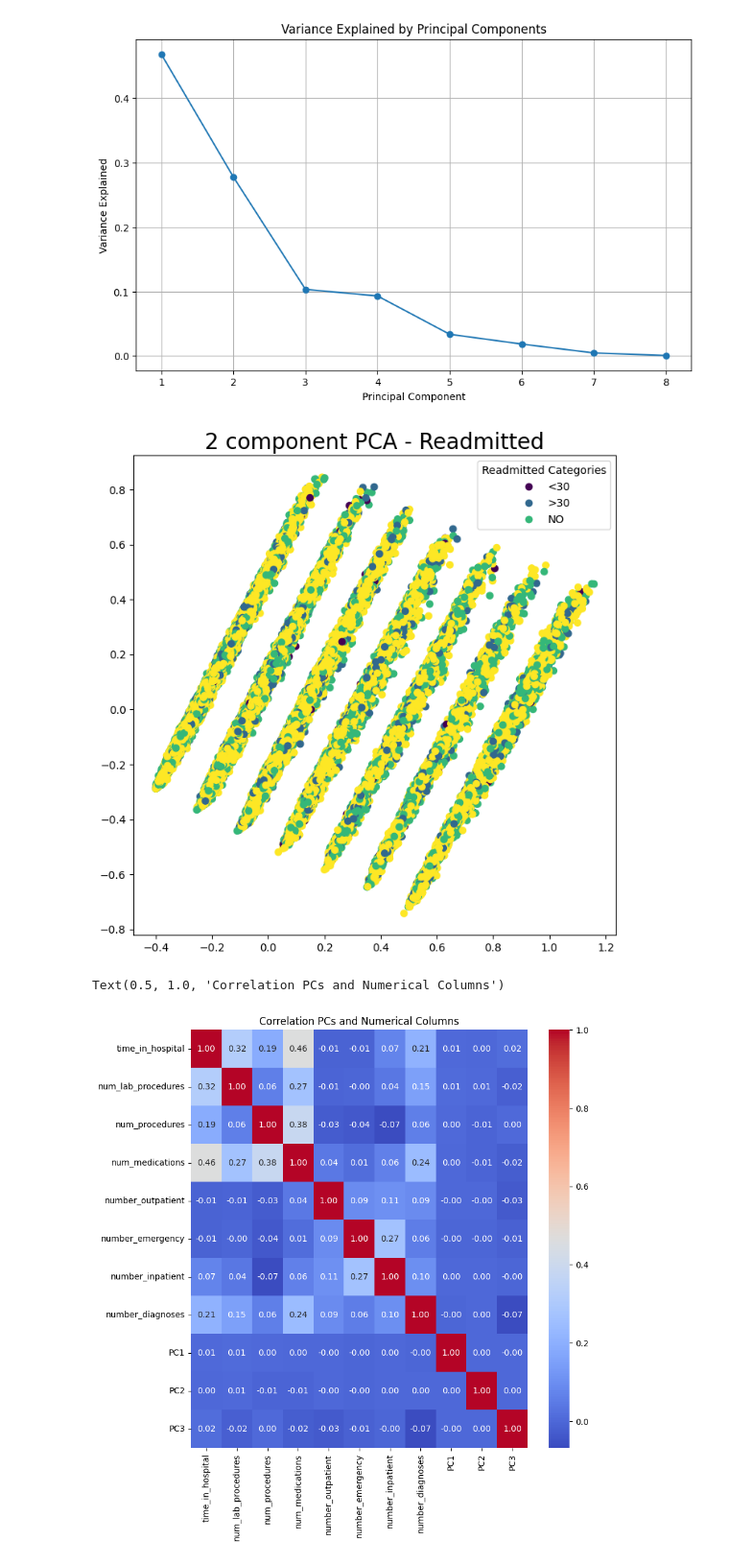
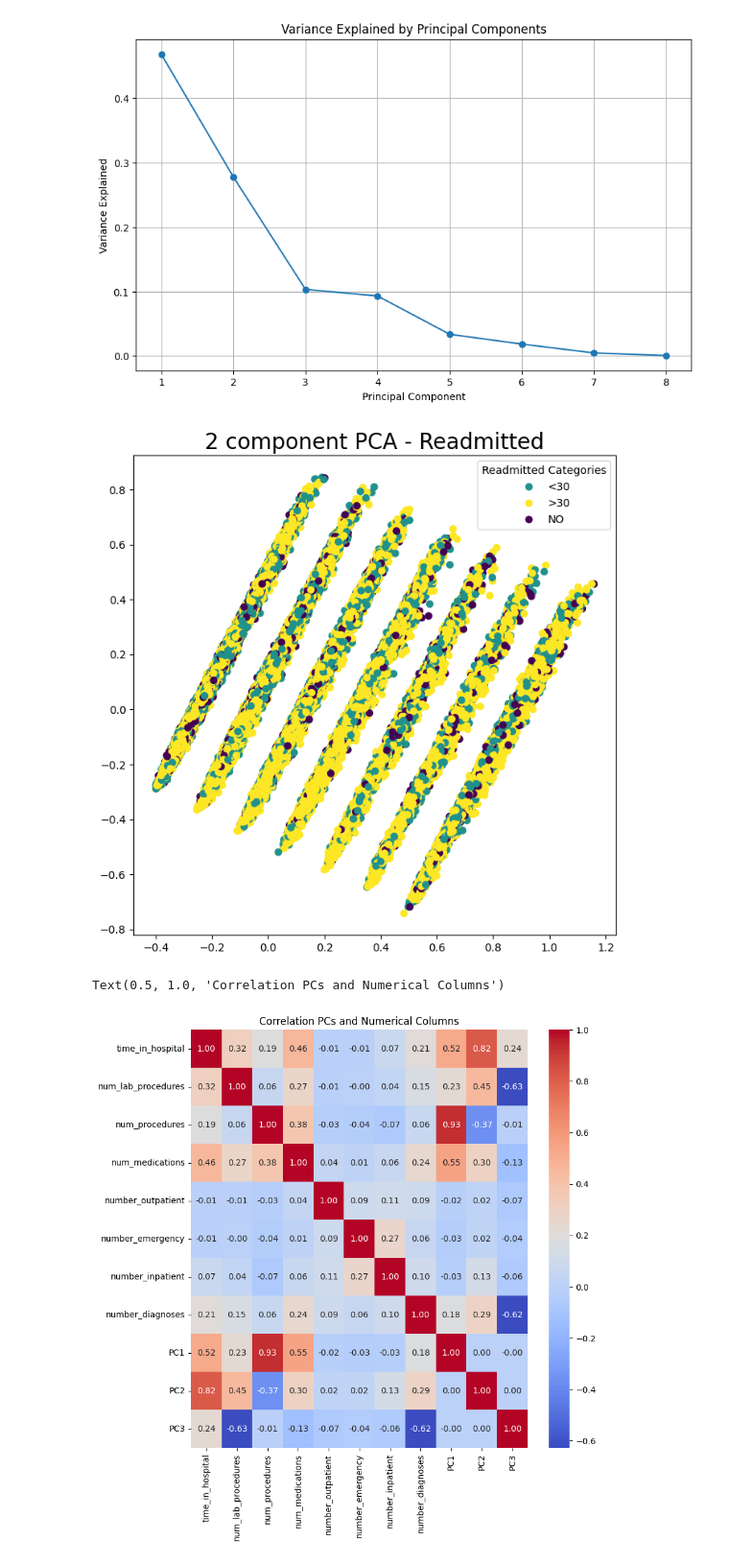
Before and after one commit to BAlmeidaS/predictive-analysis, a Jupyter notebook: 3-EDA-unsupervised-learning-PCA.ipynb, the cells around one changed output. Shown at 96% size. Saved outputs shown, nothing was run; the diff lists cells and outputs as text; code cells hidden in the pictures.

```diff
--- a/3-EDA-unsupervised-learning-PCA.ipynb
+++ b/3-EDA-unsupervised-learning-PCA.ipynb
@@ -97,21 +112,18 @@ normalised_numericals.head()
 | 4 | 0.153846 | 0.229008 | 1.000000 | 0.1875 | 0.000000 | 0.0 | 0.000000 | 0.461538 |
 # %%
 pca = PCA(n_components=8)
-principalComponents_readmit = pca.fit_transform(x)
+principal_components = pca.fit_transform(x)
 print('Explained variation per principal component: {}'.format(pca.explained_variance_ratio_))
 # %% [output]
 Explained variation per principal component: [0.46842595 0.27776598 0.10332927 0.09305336 0.0335908  0.01843882
  0.00467294 0.00072288]
 # %%
 pcs = 8
-pc_df = pd.DataFrame(data = principalComponents_readmit[:, :pcs],
+df_pcs = pd.DataFrame(data = principal_components[:, :pcs],
                      columns = [f"PC{i}" for i in range(1, pcs+1)])
-print(f"variance explained: {sum(pca.explained_variance_ratio_[:pcs])})")
 
-# merge with the target variable
-pc_df = pd.concat([pc_df, df], axis = 1)
+df_pcs = df.join(df_pcs)
 
-# print all rows
 with pd.option_context('display.max_rows', None, 'display.max_columns', None):
-    display(pc_df.head(2).T)
+    display(df_pcs.head(2).T)
 # %% [output]
@@ -174,14 +185,14 @@ plt.show()
 fig = plt.figure(figsize=(8, 8))
 plt.title('2 component PCA - Readmitted', fontsize=20)
 scatter = plt.scatter(
-    pc_df['PC1'],
-    pc_df['PC2'],
-    c=pc_df['readmitted'].astype("category").cat.codes,  # Use category codes for coloring
+    df_pcs['PC1'],
+    df_pcs['PC2'],
+    c=df_pcs['readmitted'].astype("category").cat.codes,  # Use category codes for coloring
     cmap='viridis'
 )
 
-categories = pc_df['readmitted'].astype("category").cat.categories
-codes = pc_df['readmitted'].astype("category").cat.codes.unique()
+categories = df_pcs['readmitted'].astype("category").cat.categories
+codes = df_pcs['readmitted'].astype("category").cat.codes.unique()
 
 cmap = mpl.colormaps['viridis'].resampled(len(codes))
 handles = [plt.Line2D([], [], marker='o', linestyle='', color=cmap(code), label=category)
@@ -190,18 +201,18 @@ plt.legend(handles=handles, title="Readmitted Categories")
 
 plt.show()
 # %% [output]
-[figure, old version]
+[figure, new version]
 # %%
 # do correlation of the first two PCs with the NUM_COLUMNS
-corrs = pc_df[NUM_COLUMNS + ["PC1", "PC2", "PC3"]].corr()
+corrs = df_pcs[NUM_COLUMNS + ["PC1", "PC2", "PC3"]].corr()
 
 # plot the correlation matrix
 plt.figure(figsize=(9, 9))
 sns.heatmap(corrs, annot=True, cmap="coolwarm", fmt=".2f")
 plt.title("Correlation PCs and Numerical Columns")
 # %% [output]
 Text(0.5, 1.0, 'Correlation PCs and Numerical Columns')
-[figure, old version]
+[figure, new version]
 # %%
 # plot the other numerical columns as vectors over the plot of the first two PCs
 fig = plt.figure(figsize=(12, 12))
```
Also changed, not shown: parts of 15 cells of this notebook.
